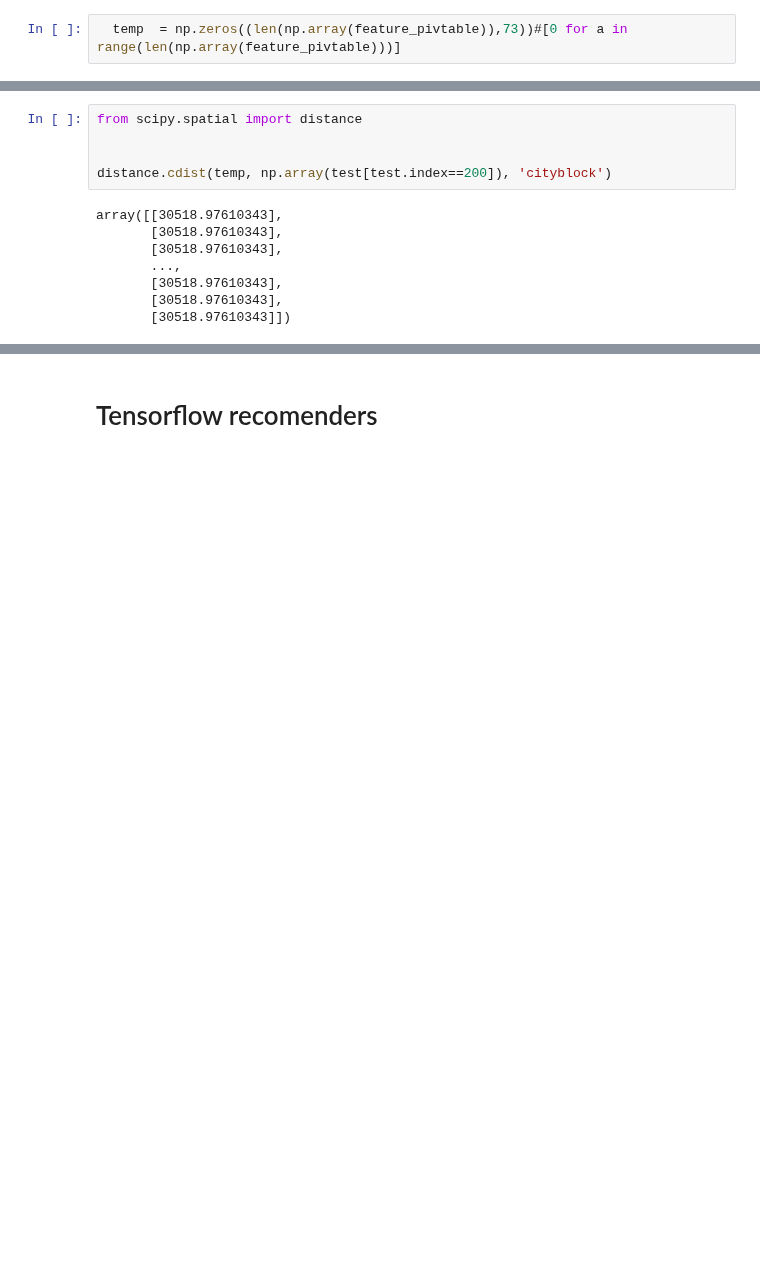
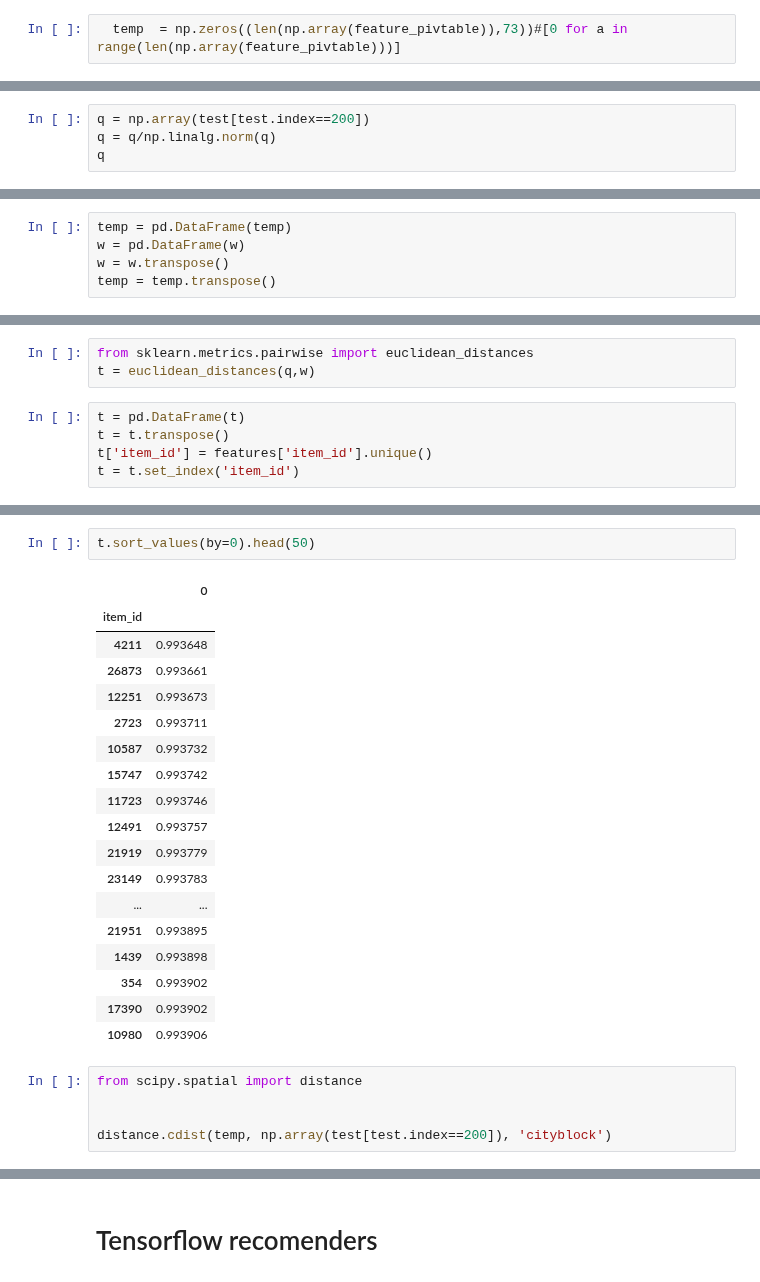
Before and after one commit to Ananassio/Data-Science_lab, a Jupyter notebook: Project/Data.ipynb, the cells around one changed output, grey strips where cells are left out. Cells and saved outputs as stored; diff of their text form; blank space fills up the shorter version.

```diff
--- a/Project/Data.ipynb
+++ b/Project/Data.ipynb
@@ -1533,0 +1584,4 @@ array([[0.        , 0.        , 0.        , ..., 0.        , 0.00020111,
+# %%
+q = np.array(test[test.index==200])
+q = q/np.linalg.norm(q)
+q
@@ -1539,0 +1659,5 @@ z
+# %%
+temp = pd.DataFrame(temp)
+w = pd.DataFrame(w)
+w = w.transpose()
+temp = temp.transpose()
@@ -1539,0 +1715,8 @@ z
+# %%
+from sklearn.metrics.pairwise import euclidean_distances
+t = euclidean_distances(q,w)
+# %%
+t = pd.DataFrame(t)
+t = t.transpose()
+t['item_id'] = features['item_id'].unique()
+t = t.set_index('item_id')
@@ -1540,14 +1740,27 @@ z
+# %%
+t.sort_values(by=0).head(50)
+# %% [output]
+|  | 0 |
+| item_id |  |
+| 4211 | 0.993648 |
+| 26873 | 0.993661 |
+| 12251 | 0.993673 |
+| 2723 | 0.993711 |
+| 10587 | 0.993732 |
+| 15747 | 0.993742 |
+| 11723 | 0.993746 |
+| 12491 | 0.993757 |
+| 21919 | 0.993779 |
+| 23149 | 0.993783 |
+| ... | ... |
+| 21951 | 0.993895 |
+| 1439 | 0.993898 |
+| 354 | 0.993902 |
+| 17390 | 0.993902 |
+| 10980 | 0.993906 |
 # %%
 from scipy.spatial import distance
 
 
 distance.cdist(temp, np.array(test[test.index==200]), 'cityblock')
-# %% [output]
-array([[30518.97610343],
-       [30518.97610343],
-       [30518.97610343],
-       ...,
-       [30518.97610343],
-       [30518.97610343],
-       [30518.97610343]])
 # %%
```
Also changed, not shown: parts of 31 cells of this notebook.
